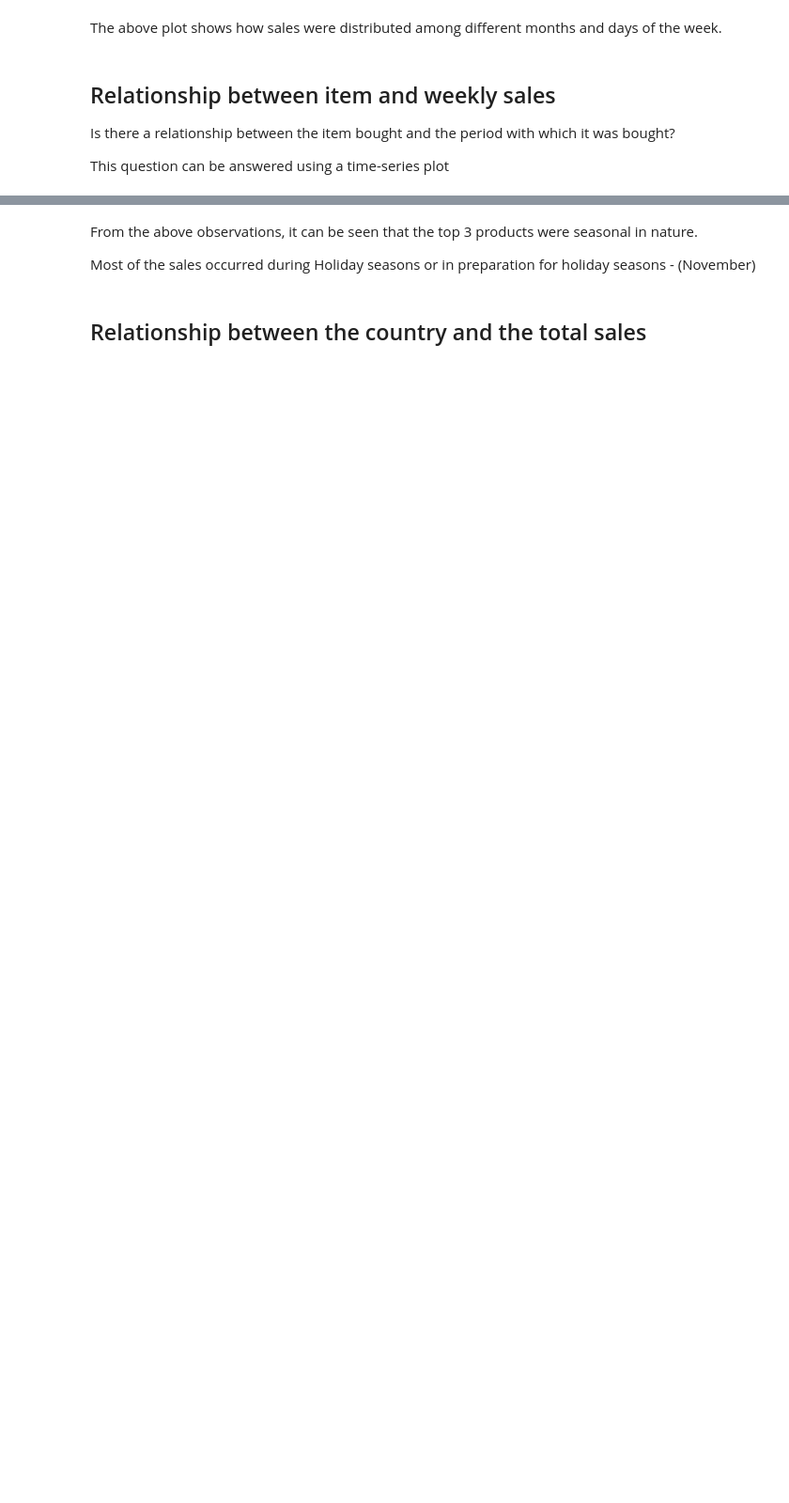
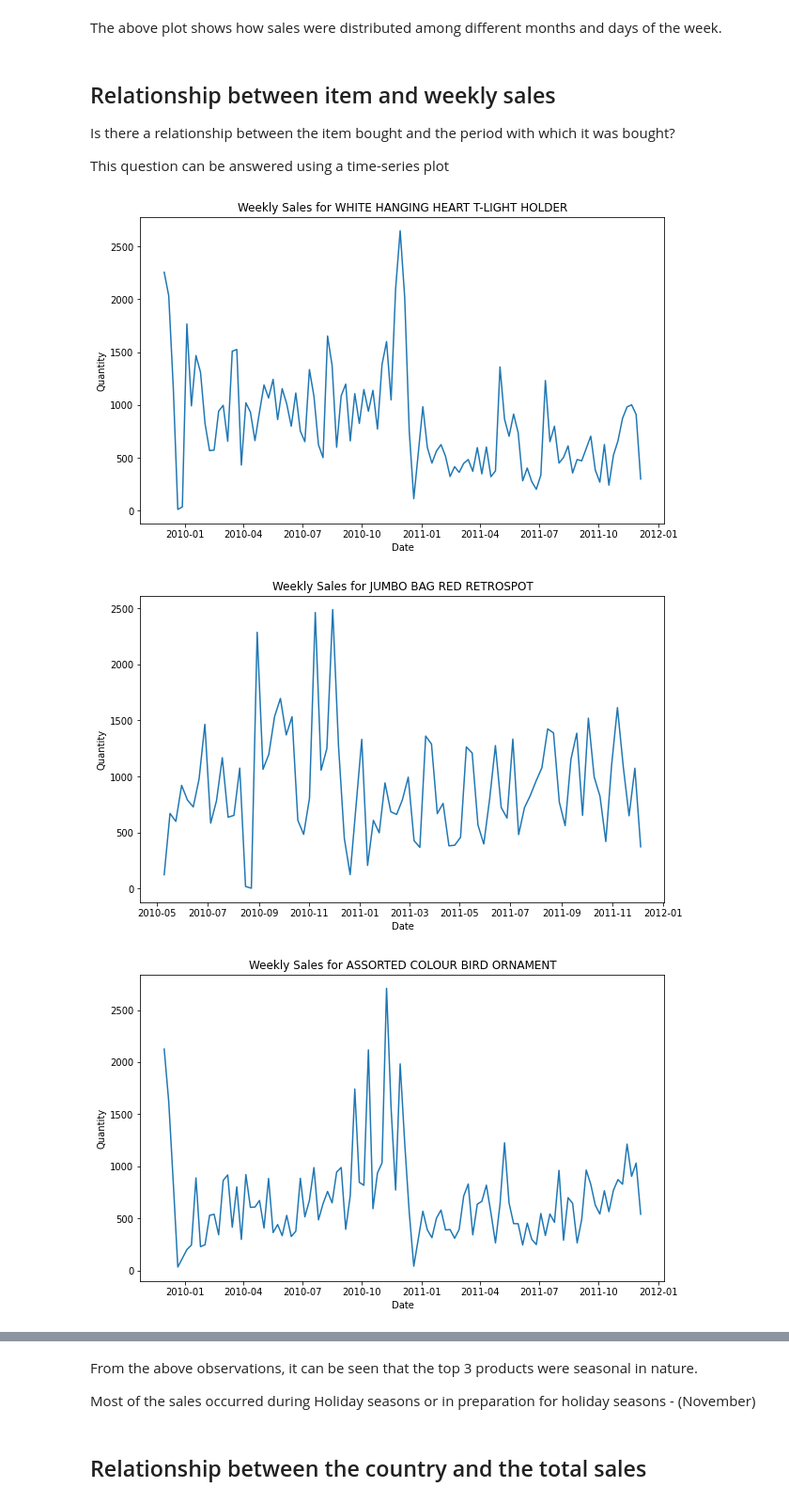
Before and after one commit to DrUkachi/online_retail_project, a Jupyter notebook: online_retail_EDA.ipynb, the cells around one changed output, grey strips where cells are left out. Shown at 94% size. Cells and saved outputs as stored; diff of their text form; code cells hidden in the pictures; blank space fills up the shorter version.

```diff
--- a/online_retail_EDA.ipynb
+++ b/online_retail_EDA.ipynb
@@ -182,0 +193,13 @@ weekly_retail_data = dated_retail_data.groupby(["Description", pd.Grouper(key="D
+# %%
+def plot_product_weekly_sales(description):
+  plt.figure(figsize = (10,6))
+  sns.lineplot(x=weekly_retail_data.loc[weekly_retail_data["Description"] == description]["Date"],
+               y=weekly_retail_data.loc[weekly_retail_data["Description"] == description]["Quantity"]).set(title=f"Weekly Sales for {description}")
+  plt.show()
+# %%
+for item in top_10_list:
+  plot_product_weekly_sales(item)
+# %% [output]
+[figure, added]
+[figure, added]
+[figure, added]
```
Also changed, not shown: parts of 6 cells of this notebook.
